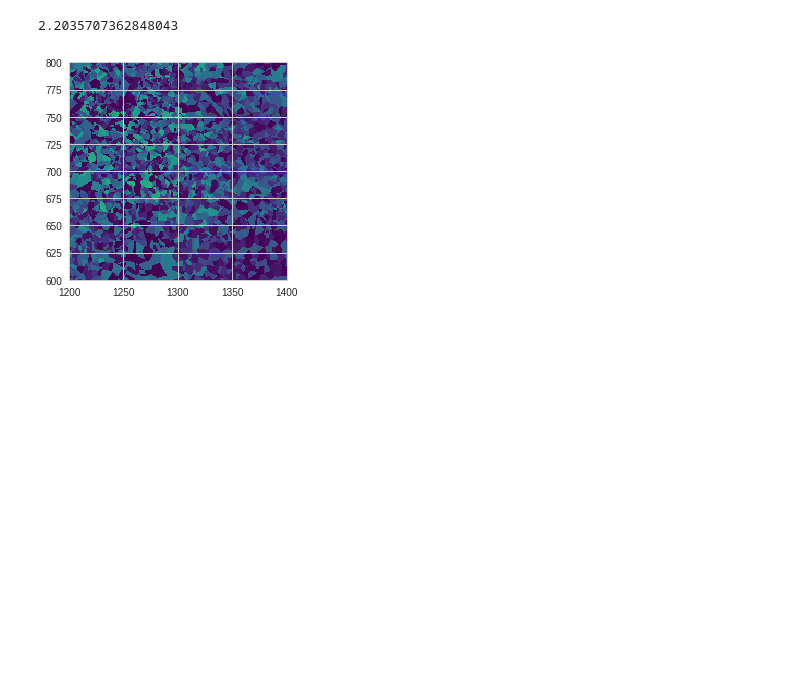
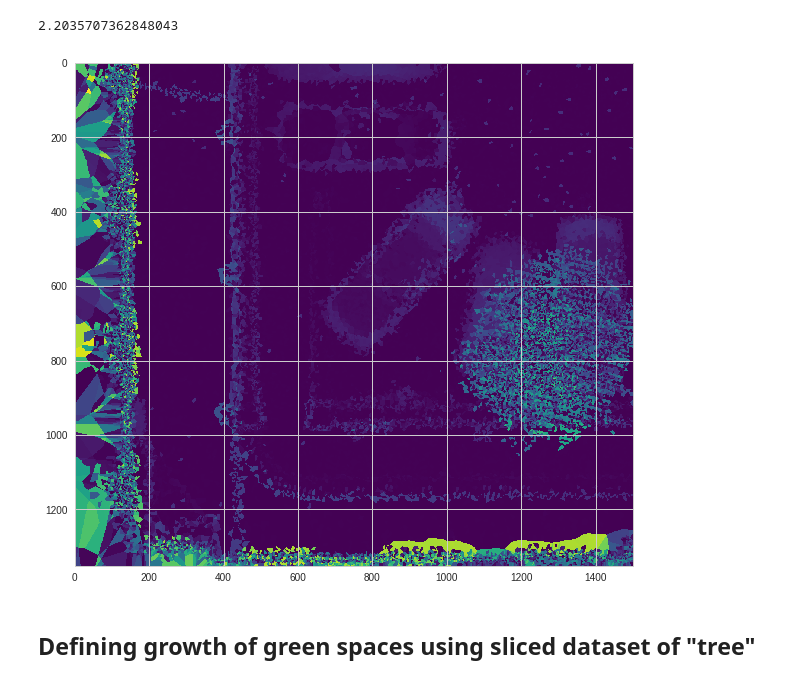
Before and after one commit to sebscho/dublin_lidar, a Jupyter notebook: Guinness.ipynb, the cells around one changed output. Cells and saved outputs as stored; diff of their text form; code cells hidden in the pictures; blank space fills up the shorter version.

```diff
--- a/Guinness.ipynb
+++ b/Guinness.ipynb
@@ -123,9 +129,12 @@ change.std()
 # %% [output]
 2.2035707362848043
 # %%
+plt.figure(figsize=(10,10))
 plt.imshow(change, cmap='viridis')
-plt.ylim(600,800)
-plt.xlim(1200,1400)
+#plt.ylim(600,800)
+#plt.xlim(1200,1400)
 plt.show()
 # %% [output]
-[figure, old version]
+[figure, new version]
+# %% [markdown]
+## Defining growth of green spaces using sliced dataset of "tree"
```
Also changed, not shown: parts of 12 cells of this notebook.
